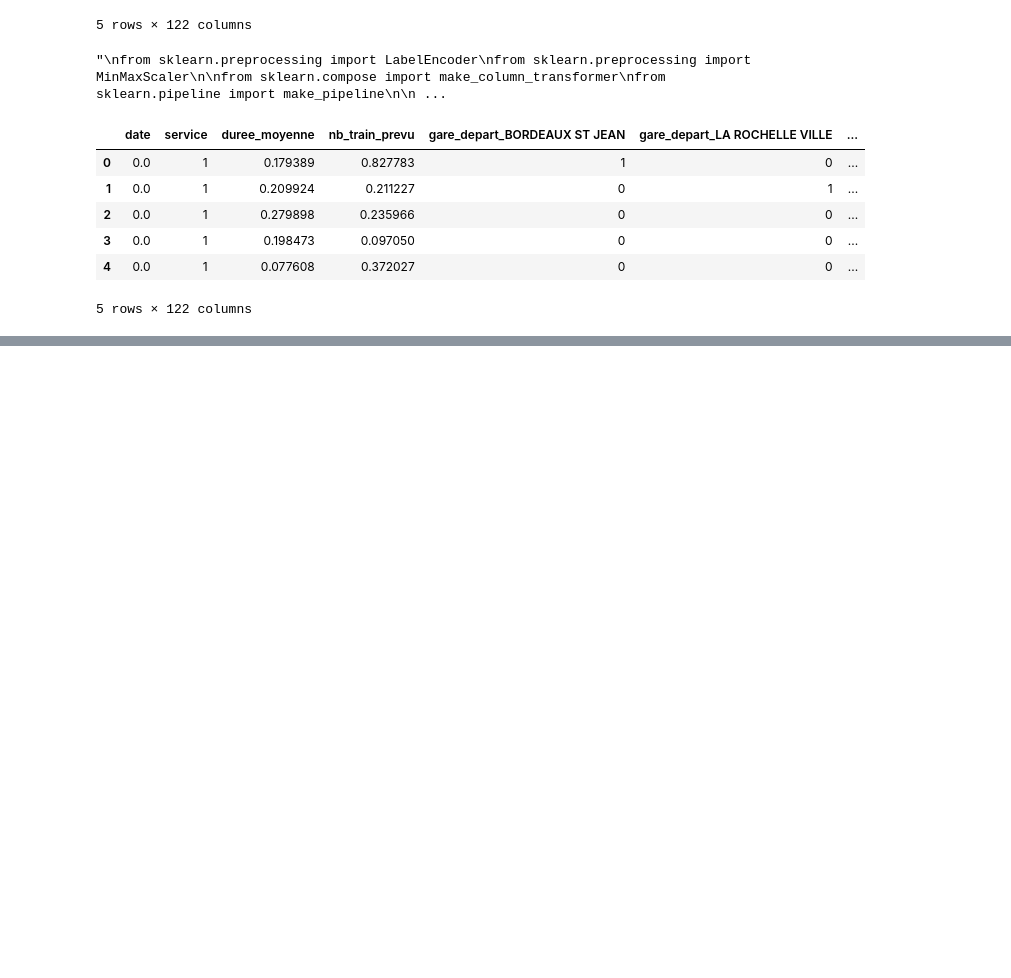
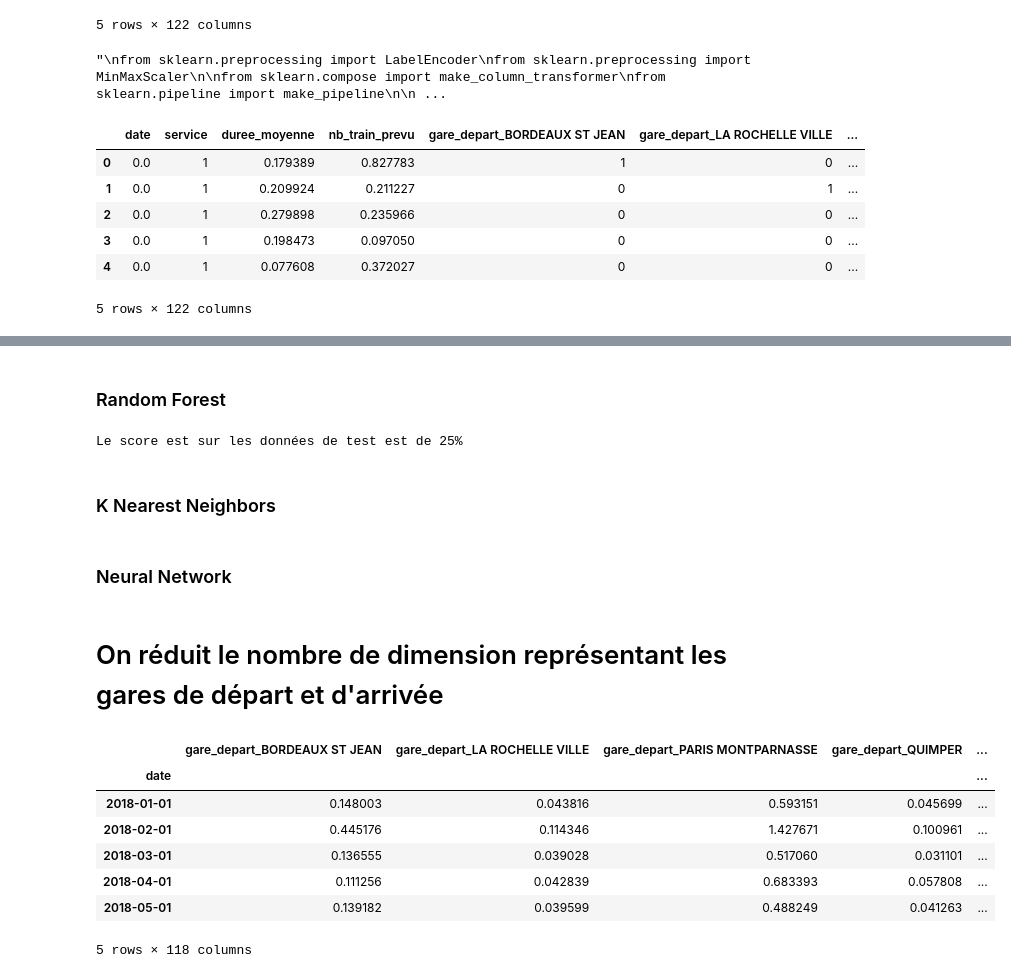
Before and after one commit to AxelV-hub/machine-learning-sncf-delay-estimation, a Jupyter notebook: notebooks/axel.ipynb, the cells around one changed output, grey strips where cells are left out. Saved outputs shown, nothing was run; the diff lists cells and outputs as text; code cells hidden in the pictures; blank space fills up the shorter version.

```diff
--- a/notebooks/axel.ipynb
+++ b/notebooks/axel.ipynb
@@ -147,0 +131,51 @@ print(score)
+# %% [markdown]
+### Random Forest
+# %%
+from sklearn.ensemble import RandomForestRegressor
+from sklearn.model_selection import GridSearchCV
+
+
+#param_grid = {'max_depth':np.arange(2,3),'min_samples_split':np.arange(30,31),'min_samples_leaf':np.arange(8,9)}
+#grid = GridSearchCV(RandomForestRegressor(), param_grid, cv=5, verbose = 3)
+#grid.fit(X_train, y_train)
+
+#model_random_forest = grid.best_estimator_    #permet d'enregistrer le model et de l'utiliser
+
+model_random_forest = RandomForestRegressor(max_depth = 30, min_samples_split = 30, min_samples_leaf = 8)
+model_random_forest.fit(X_train,y_train)
+
+y_predicted_2 = model_random_forest.predict(X_test)
+#print(y_predicted_2)
+
+score = model_random_forest.score(X_test,y_test)
+
+print("Le score est sur les données de test est de "+str(int(score*100))+"%")
+# %% [output]
+Le score est sur les données de test est de 25%
+# %% [markdown]
+### K Nearest Neighbors
+# %% [markdown]
+### Neural Network
+# %% [markdown]
+# On réduit le nombre de dimension représentant les gares de départ et d'arrivée
+# %%
+data_reduc_dim = data_train.filter(items = ['date', 'retard_moyen_tous_trains_arrivee','nb_train_prevu']+["gare_depart_"+i for i in liste_gare_depart]+["gare_arrivee_"+j for j in liste_gare_arrivee],axis = 1)
+liste_gares = ["gare_depart_"+i for i in liste_gare_depart]+["gare_arrivee_"+j for j in liste_gare_arrivee]
+for colonne in liste_gares:
+    data_reduc_dim[colonne].apply(lambda x : None if (x==0) else x)
+    data_reduc_dim[colonne]=data_reduc_dim['retard_moyen_tous_trains_arrivee']*data_reduc_dim[colonne]
+data_reduc_dim = data_reduc_dim.groupby(['date']).mean()
+for colonne in liste_gares:
+    data_reduc_dim[colonne]=data_reduc_dim[colonne]
+
+data_reduc_dim = data_reduc_dim.drop(['retard_moyen_tous_trains_arrivee','nb_train_prevu'],axis = 1)
+data_reduc_dim.head()
+# %% [output]
+|  | gare_depart_BORDEAUX ST JEAN | gare_depart_LA ROCHELLE VILLE | gare_depart_PARIS MONTPARNASSE | gare_depart_QUIMPER | ... |
+| date |  |  |  |  | ... |
+| 2018-01-01 | 0.148003 | 0.043816 | 0.593151 | 0.045699 | ... |
+| 2018-02-01 | 0.445176 | 0.114346 | 1.427671 | 0.100961 | ... |
+| 2018-03-01 | 0.136555 | 0.039028 | 0.517060 | 0.031101 | ... |
+| 2018-04-01 | 0.111256 | 0.042839 | 0.683393 | 0.057808 | ... |
+| 2018-05-01 | 0.139182 | 0.039599 | 0.488249 | 0.041263 | ... |
+5 rows × 118 columns
```
Also changed, not shown: parts of 15 cells of this notebook.
